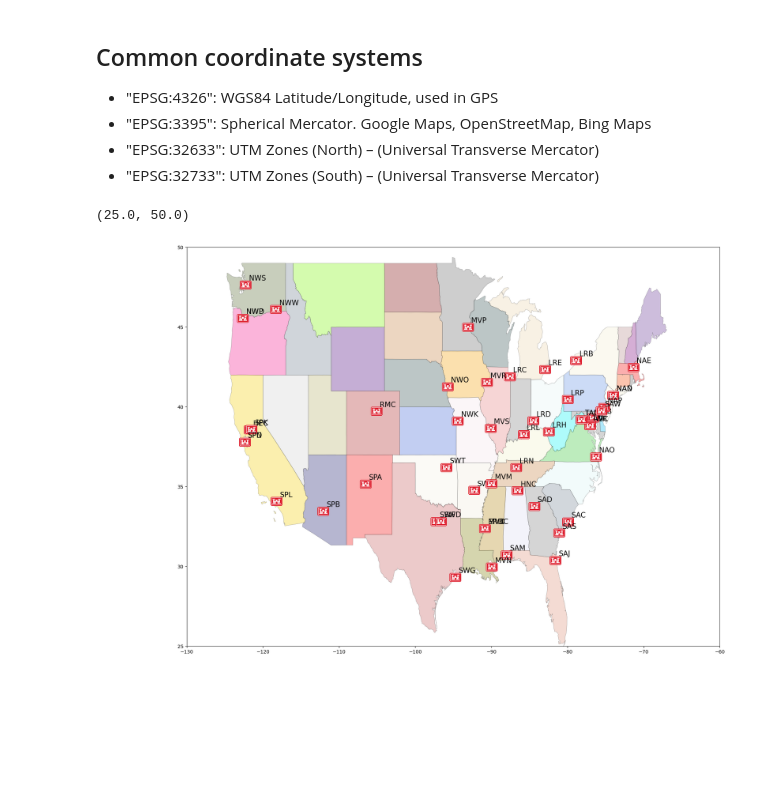
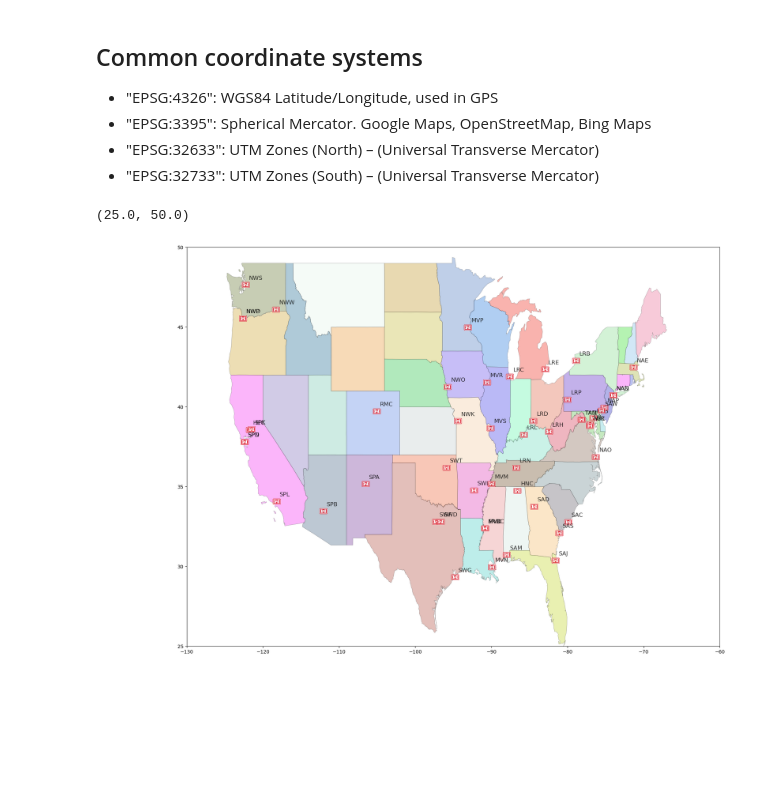
Before and after one commit to EcohydrologyTeam/Distribution, a Jupyter notebook: Info/Plot_USACE_office_locations_xls.ipynb, the cells around one changed output. Cells and saved outputs as stored; diff of their text form; code cells hidden in the pictures.

```diff
--- a/Info/Plot_USACE_office_locations_xls.ipynb
+++ b/Info/Plot_USACE_office_locations_xls.ipynb
@@ -19,3 +19,15 @@ for key in mcolors.keys():
+# %%
+def make_colors(ncolors):
+    colors = []
+    values = list('0123456789ABCDEF')
+    for i in range(ncolors):
+        hexcolor = '#'
+        for j in range(6):
+            hexcolor += np.random.choice(values)
+        colors.append(hexcolor)
+    return colors
+# %%
+colors = make_colors(2000)
 # %% [markdown]
 ## Common coordinate systems
 
@@ -24,17 +36,17 @@ for key in mcolors.keys():
 - "EPSG:32633": UTM Zones (North) – (Universal Transverse Mercator)
 - "EPSG:32733": UTM Zones (South) – (Universal Transverse Mercator)
 # %%
-df = pandas.read_excel(os.path.join(filepath, 'USACE_Offices_and_locations.xlsx'))
-offices = geopandas.GeoDataFrame(
-    df, geometry=geopandas.points_from_xy(df.Longitude, df.Latitude))
+df = pd.read_excel(os.path.join(filepath, 'USACE_Offices_and_locations.xlsx'))
+offices = gpd.GeoDataFrame(
+    df, geometry=gpd.points_from_xy(df.Longitude, df.Latitude))
 
 # Set to WGS84. The coordinates in the file above were created in Google Earth.
 offices = offices.set_crs('EPSG:4326')
 # %%
 # world = geopandas.read_file(geopandas.datasets.get_path('naturalearth_lowres'))
-world = geopandas.read_file(geopandas.datasets.get_path('naturalearth_lowres'))
-cities = geopandas.read_file(geopandas.datasets.get_path('naturalearth_cities'))
-states = geopandas.read_file(os.path.join('states_21basic/states.shp'))
+world = gpd.read_file(gpd.datasets.get_path('naturalearth_lowres'))
+cities = gpd.read_file(gpd.datasets.get_path('naturalearth_cities'))
+states = gpd.read_file(os.path.join('states_21basic/states.shp'))
 states = states.to_crs('EPSG:4326')
 # North_America = world[world.continent == 'North America']
 # %%
@@ -42,32 +54,33 @@ im = OffsetImage(plt.imread(os.path.join('Corps_Castle.png'), format="png"), zoo
 # %%
 # locations_to_plot = ['RMC', 'SPA', 'SWT', 'NWK', 'NWO', 'SWF', 'MVP']
 locations_to_plot = offices.Identifier.values
 
 # fig, ax1 = plt.subplots(1, 1)
 # fig.set_size_inches([20,20])
 ax1 = offices.plot(figsize=(20,20), marker='o', color='red', markersize=20, alpha=0.5)
 
 # cx.add_basemap(ax1, crs=offices.crs)
 # cx.add_basemap(ax1, source=cx.providers.Stamen.Watercolor, zoom=12)
 # cx.add_basemap(ax1, source=cx.providers.Stamen.TonerLabels, zoom=10)
 
 # world.boundary.plot(ax=ax1, alpha=0.5)
 
 states.plot(ax=ax1, color='lightgray', linewidth=0.5, edgecolor='black', alpha=0.1)
 for state_name in states.STATE_NAME.values:
-    color = numpy.random.choice(colors)
+    color = np.random.choice(colors)
     state = states.loc[states['STATE_NAME'] == state_name]
     state.plot(ax=ax1, alpha=0.3, color=color, linewidth=0.5, edgecolor='black')
 for x, y, label in zip(offices.geometry.x, offices.geometry.y, offices.Identifier):
+    im = OffsetImage(plt.imread(os.path.join('Corps_Castle.png'), format="png"), zoom=.04, alpha=0.8)
     ab = AnnotationBbox(im, (x, y), frameon=False)
     ax1.add_artist(ab)
     if label in locations_to_plot:
-        ax1.annotate(label, xy=(x+0.25, y+0.2), xytext=(3, 3), size=15, textcoords="offset points")
+        ax1.annotate(label, xy=(x+0.25, y+0.25), xytext=(3, 3), size=12, textcoords="offset points", alpha=0.8)
 ax1.set_xlim([-130,-60])
 ax1.set_ylim([25,50])
 # %% [output]
 (25.0, 50.0)
-[figure, old version]
+[figure, new version]
 # %%
 # Plot in Mercator projection
 world_mercator = world.to_crs('epsg:3395')
```
Also changed, not shown: parts of 4 cells of this notebook, 2 other files.
